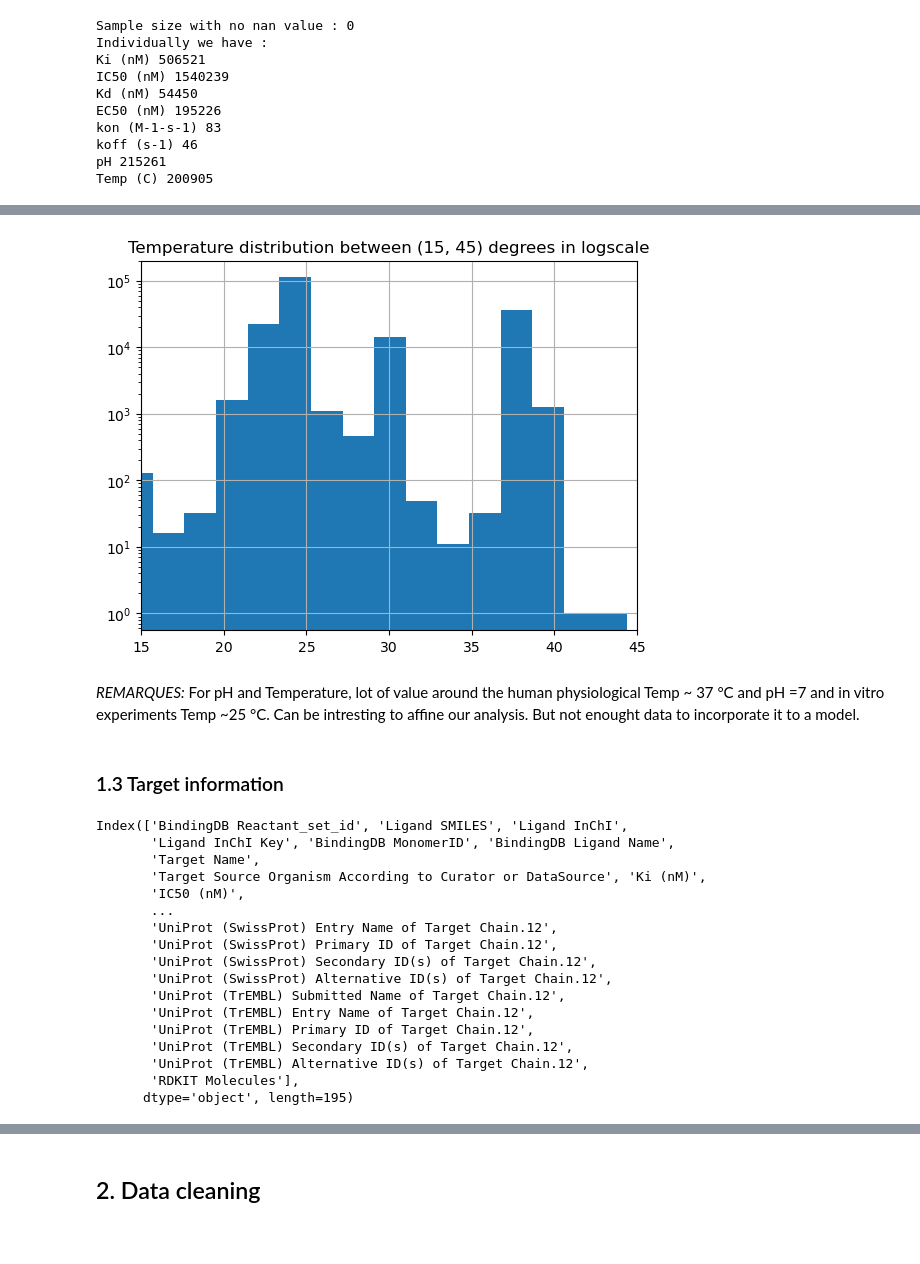
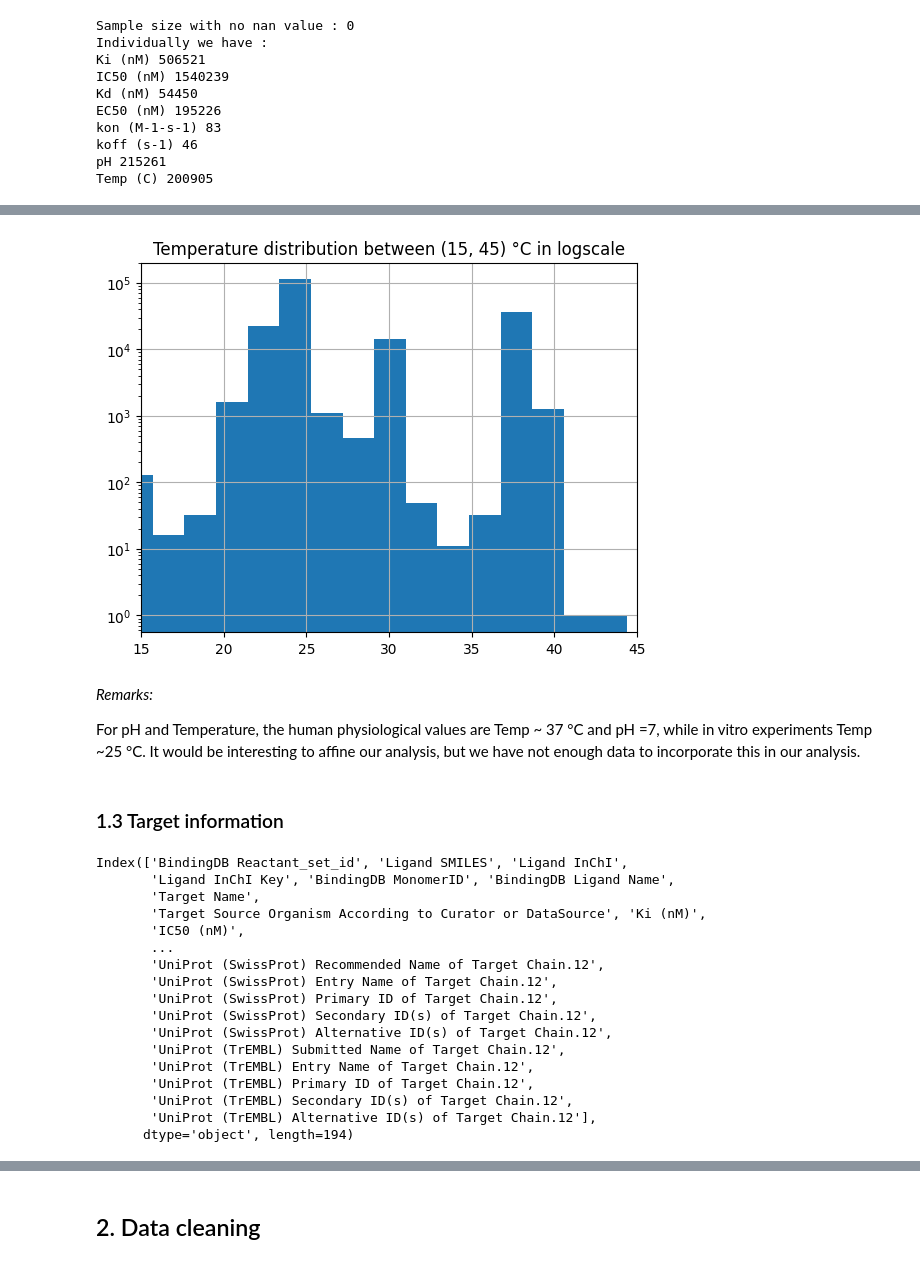
Before and after one commit to epfl-ada/ada-2024-project-laambada, a Jupyter notebook: results.ipynb, the cells around one changed output, grey strips where cells are left out. Cells and saved outputs as stored; diff of their text form; code cells hidden in the pictures; blank space fills up the shorter version.

```diff
--- a/results.ipynb
+++ b/results.ipynb
@@ -266,19 +258,20 @@ Text(0.5, 1.0, 'Temperature distribution in logscale')
 # %%
 # Closer look to the physiolocial level
 reaction_metrics['Temp (C)'].dropna().hist(log=True, bins=1000)
 plt.xlim(15,45)
-plt.title('Temperature distribution between (15, 45) degrees in logscale')
+plt.title('Temperature distribution between (15, 45) °C in logscale')
 plt.show()
 # %% [output]
-[figure, old version]
+[figure, new version]
 # %% [markdown]
-*REMARQUES:*
-For pH and Temperature, lot of value around the human physiological Temp ~ 37 °C and pH =7 and in vitro experiments Temp ~25 °C. Can be intresting to affine our analysis. But not enought data to incorporate it to a model.
+*Remarks:*
+
+For pH and Temperature, the human physiological values are Temp ~ 37 °C and pH =7, while in vitro experiments Temp ~25 °C. It would be interesting to affine our analysis, but we have not enough data to incorporate this in our analysis.
 # %% [markdown]
 ### 1.3 Target information
 # %%
 # Column list
-df_subset[16:len(df_subset.columns)].columns
+df_bindingDB[16:len(df_bindingDB.columns)].columns
 # %% [output]
 Index(['BindingDB Reactant_set_id', 'Ligand SMILES', 'Ligand InChI',
        'Ligand InChI Key', 'BindingDB MonomerID', 'BindingDB Ligand Name',
@@ -286,6 +279,7 @@ Index(['BindingDB Reactant_set_id', 'Ligand SMILES', 'Ligand InChI',
        'Target Source Organism According to Curator or DataSource', 'Ki (nM)',
        'IC50 (nM)',
        ...
+       'UniProt (SwissProt) Recommended Name of Target Chain.12',
        'UniProt (SwissProt) Entry Name of Target Chain.12',
        'UniProt (SwissProt) Primary ID of Target Chain.12',
        'UniProt (SwissProt) Secondary ID(s) of Target Chain.12',
@@ -294,8 +288,7 @@ Index(['BindingDB Reactant_set_id', 'Ligand SMILES', 'Ligand InChI',
        'UniProt (TrEMBL) Entry Name of Target Chain.12',
        'UniProt (TrEMBL) Primary ID of Target Chain.12',
        'UniProt (TrEMBL) Secondary ID(s) of Target Chain.12',
-       'UniProt (TrEMBL) Alternative ID(s) of Target Chain.12',
-       'RDKIT Molecules'],
-      dtype='object', length=195)
+       'UniProt (TrEMBL) Alternative ID(s) of Target Chain.12'],
+      dtype='object', length=194)
 # %%
 # Print the description for all
```
Also changed, not shown: parts of 44 cells of this notebook, 2 other files.
